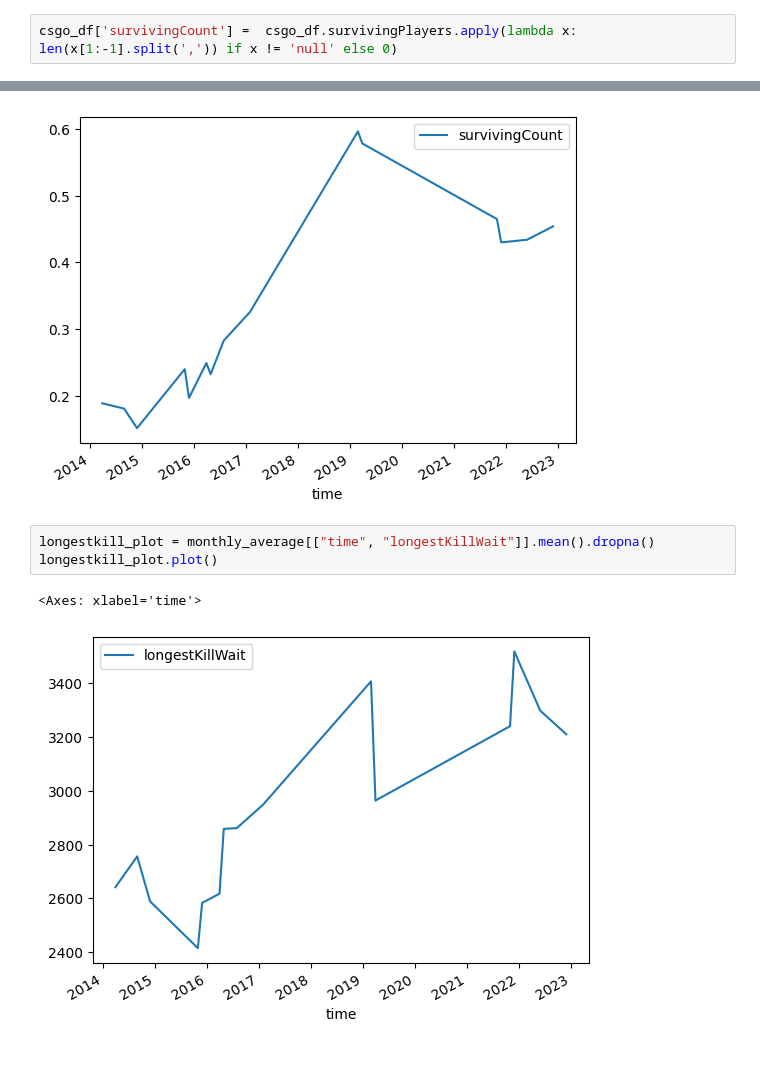
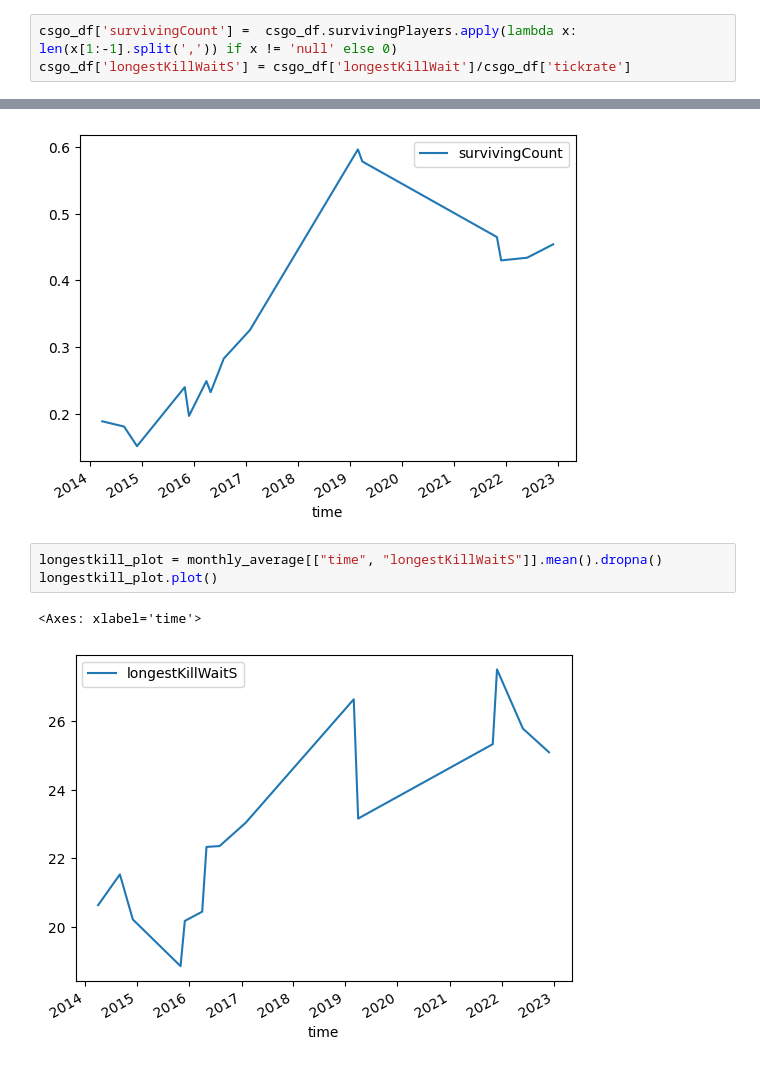
Before and after one commit to bevan-philip/have-cs-rounds-become-slower, a Jupyter notebook: analysis.ipynb, the cells around one changed output, grey strips where cells are left out. Drawn from its saved outputs; the diff is of its cells as text.

Commit message:
Convert longestKillWait into seconds

```diff
--- a/analysis.ipynb
+++ b/analysis.ipynb
@@ -11,6 +11,7 @@ players_df = pd.read_sql_query("SELECT * from players", con)
 csgo_df['time'] = pd.to_datetime(csgo_df['time'], utc=True)
 # %%
 csgo_df['survivingCount'] =  csgo_df.survivingPlayers.apply(lambda x: len(x[1:-1].split(',')) if x != 'null' else 0)
+csgo_df['longestKillWaitS'] = csgo_df['longestKillWait']/csgo_df['tickrate']
 # %%
 yearly_average = csgo_df.resample("Y", on="time")
 yearly_average.mean().dropna()
@@ -58,8 +59,8 @@ survivingp_plot.plot()
 <Axes: xlabel='time'>
 [figure]
 # %%
-longestkill_plot = monthly_average[["time", "longestKillWait"]].mean().dropna()
+longestkill_plot = monthly_average[["time", "longestKillWaitS"]].mean().dropna()
 longestkill_plot.plot()
 # %% [output]
 <Axes: xlabel='time'>
-[figure, old version]
+[figure, new version]
```
